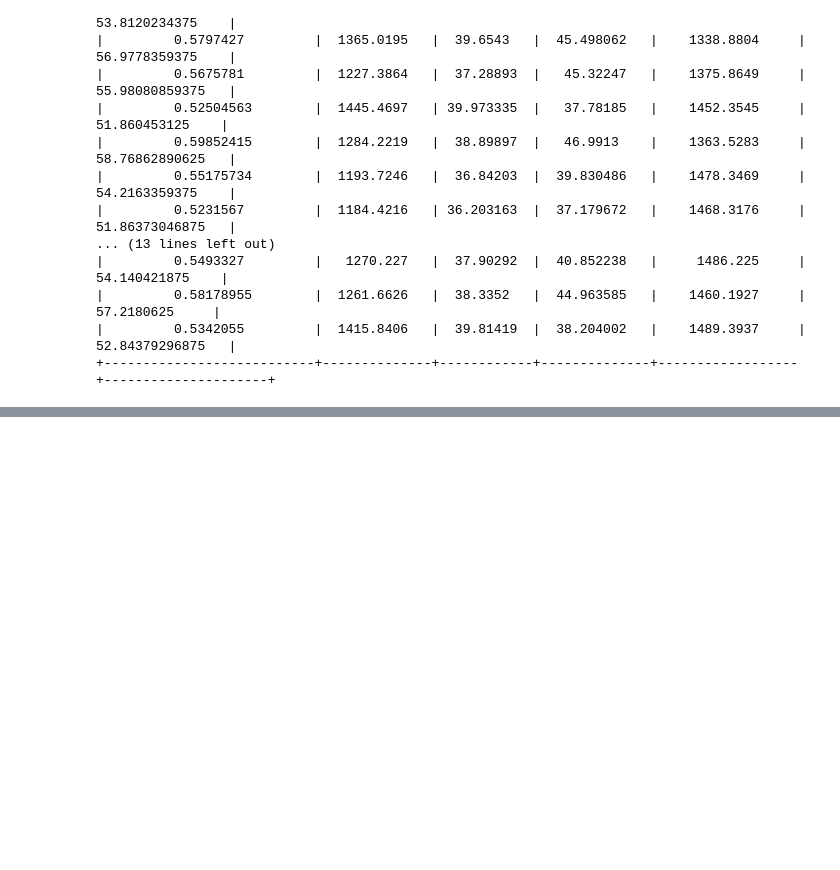
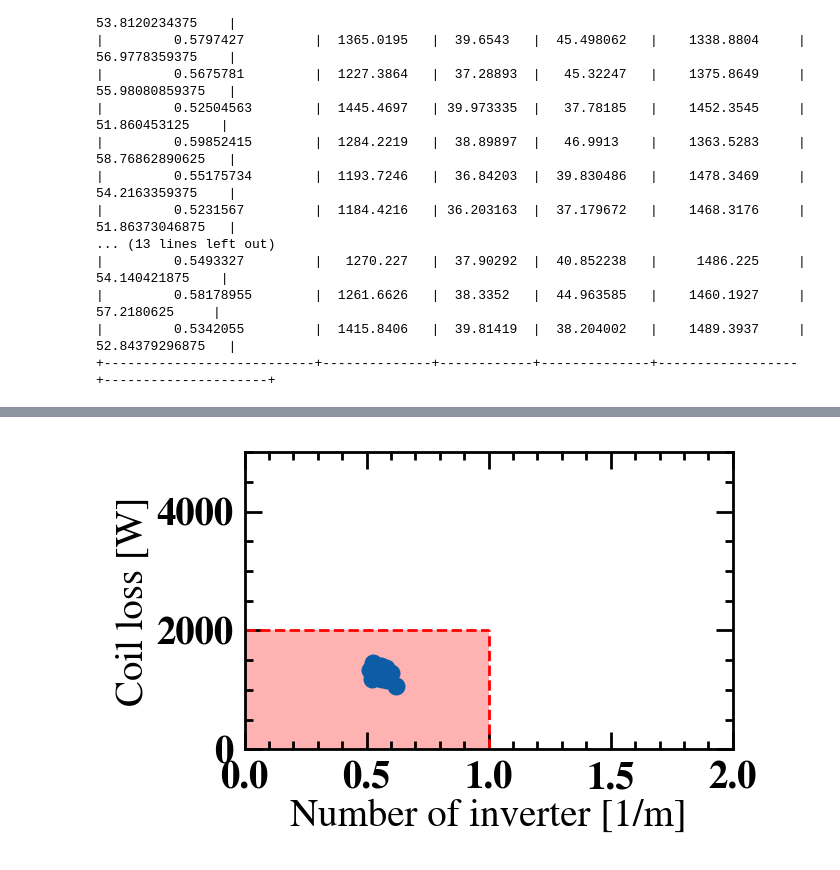
Before and after one commit to ShahidOni/Optimizer, a Jupyter notebook: optimization_eng.ipynb, the cells around one changed output, grey strips where cells are left out. Saved outputs shown, nothing was run; the diff lists cells and outputs as text; code cells hidden in the pictures; blank space fills up the shorter version.

```diff
--- a/optimization_eng.ipynb
+++ b/optimization_eng.ipynb
@@ -1355,0 +1134,24 @@ print(p_front_x)
+# %%
+import matplotlib
+plt.style.use(['science','no-latex'])
+matplotlib.rcParams.update({'font.size': font_size, 'font.family': 'STIXGeneral', 'mathtext.fontset': 'stix'})
+
+x = accepted_n_inv_
+y = accepted_detached_coilloss
+
+
+#print("Number of point insde the box ", calculate_point_inside(n_inv_,1,detached_coilloss,2000))
+
+fig1=plt.figure(figsize=(cm2inch(fig_width/2),cm2inch(fig_height)/1.2), dpi=400)
+xlim = 1 #Number of Inverter [1/m]
+ylim = 2000 #Coil loss [W]
+lower_left(xlim,ylim)
+#plt.title("Number of point insde the box " + str(calculate_point_inside(n_inv_,xlim,detached_coilloss,ylim)))
+plt.scatter(x, y, s=marker_size, cmap ='viridis',rasterized=True)
+#plt.colorbar(label=r"$B_{\rm stray}~[\rm \mu T]$")#Show colar bar at the right side
+plt.xlabel(r"Number of inverter [1/m]", labelpad = x_label_pad)              # not shown
+plt.ylabel(r'Coil loss [W]', labelpad = y_label_pad) # not shown
+plt.axis([0, 2, 0, 5000])
+plt.show()
+# %% [output]
+[figure, added]
```
Also changed, not shown: parts of 18 cells of this notebook.
